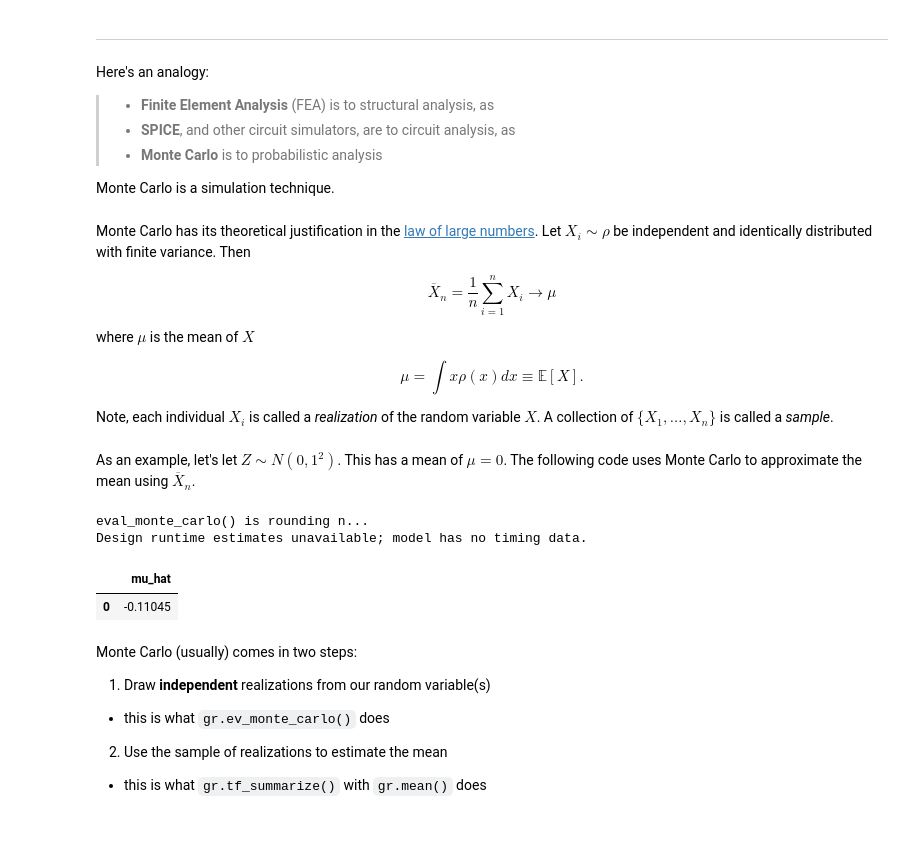
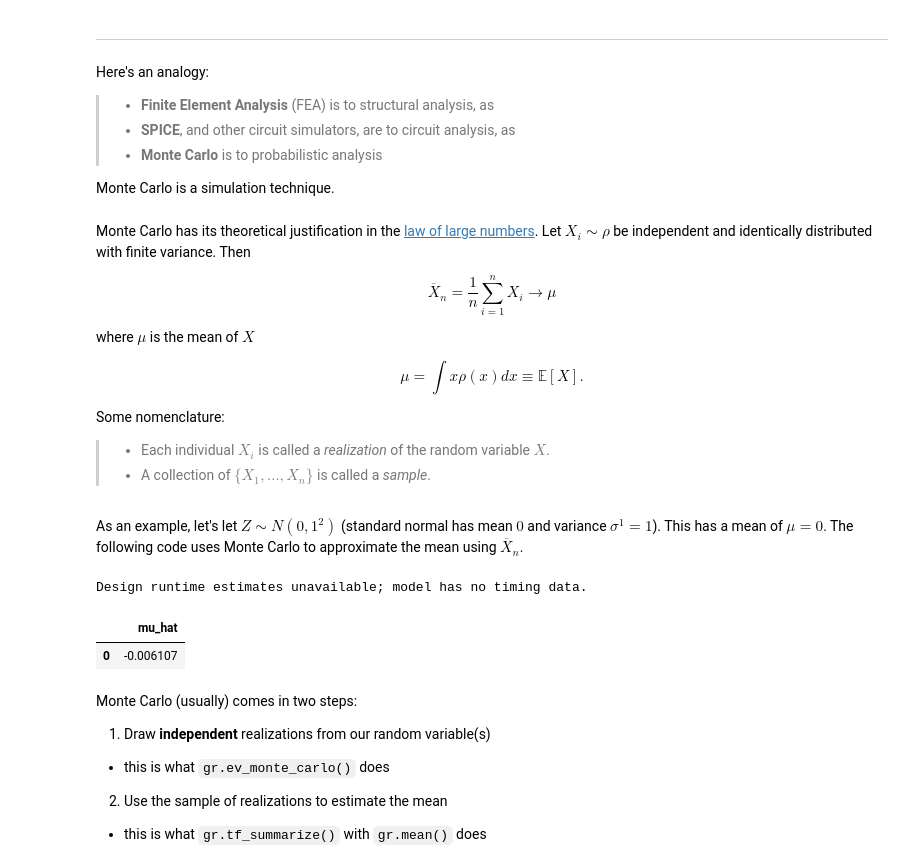
Before and after one commit to zdelrosario/pdo-notes, a Jupyter notebook: day13.ipynb, the cells around one changed output. Drawn from its saved outputs; the diff is of its cells as text; code cells hidden in the pictures; blank space fills up the shorter version.

```diff
--- a/day13.ipynb
+++ b/day13.ipynb
@@ -258,30 +274,34 @@ where $\mu$ is the mean of $X$
 
 $$\mu = \int x \rho(x) dx \equiv \mathbb{E}[X].$$
 
-Note, each individual $X_i$ is called a *realization* of the random variable $X$. A collection of $\{X_1, \dots, X_n\}$ is called a *sample*.
+Some nomenclature:
+
+> - Each individual $X_i$ is called a *realization* of the random variable $X$.
+> - A collection of $\{X_1, \dots, X_n\}$ is called a *sample*.
 # %% [markdown]
-As an example, let's let $Z \sim N(0, 1^2)$. This has a mean of $\mu = 0$. The following code uses Monte Carlo to approximate the mean using $\overline{X}_n$.
+As an example, let's let $Z \sim N(0, 1^2)$ (standard normal has mean $0$ and variance $\sigma^1 = 1$). This has a mean of $\mu = 0$. The following code uses Monte Carlo to approximate the mean using $\overline{X}_n$.
 # %%
 # TEMPLATE: Monte Carlo example
 (
     ## Set up model with a random variable
     gr.Model()
-    >> gr.cp_marginals(X=dict(dist="norm", loc=0, scale=1))
+    >> gr.cp_marginals(
+        Z=dict(dist="norm", loc=0, scale=1) # scipy distributions "use" (mean = loc, sd = scale)
+    )
     >> gr.cp_copula_independence()
 
     ## Monte Carlo: The two main steps:
 #######################################
     # Draw independent, identically distributed realizations
-    >> gr.ev_monte_carlo(n=1e2, df_det="nom", skip=True)
+    >> gr.ev_monte_carlo(n=100, df_det="nom", skip=True)
     # Estimate the mean
-    >> gr.tf_summarize(mu_hat=gr.mean(DF.X))
+    >> gr.tf_summarize(mu_hat=gr.mean(DF.Z))
 #######################################
 )
 # %% [output]
-eval_monte_carlo() is rounding n...
 Design runtime estimates unavailable; model has no timing data.
 |  | mu_hat |
-| 0 | -0.11045 |
+| 0 | -0.006107 |
 # %% [markdown]
 Monte Carlo (usually) comes in two steps:
 
```
Also changed, not shown: parts of 7 cells of this notebook.
